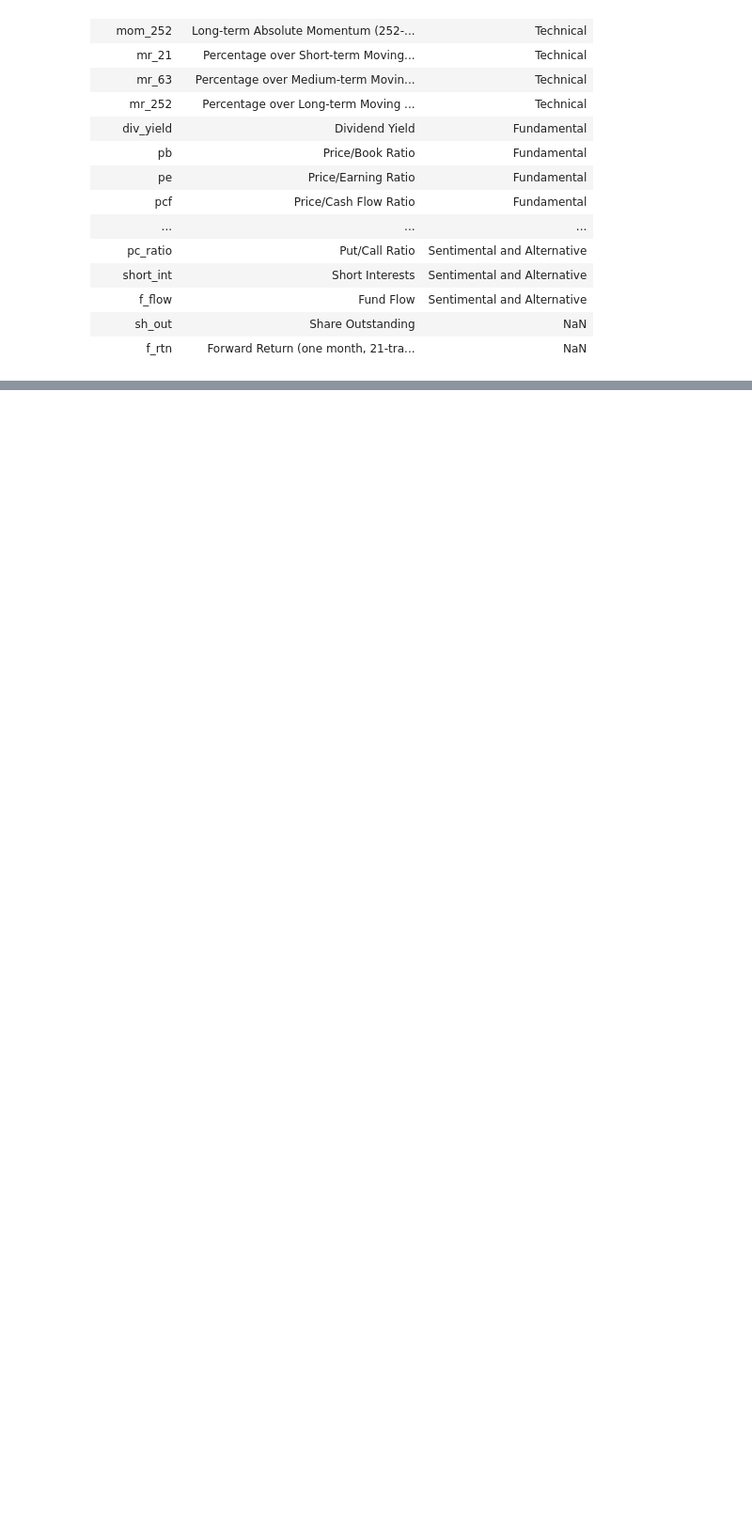
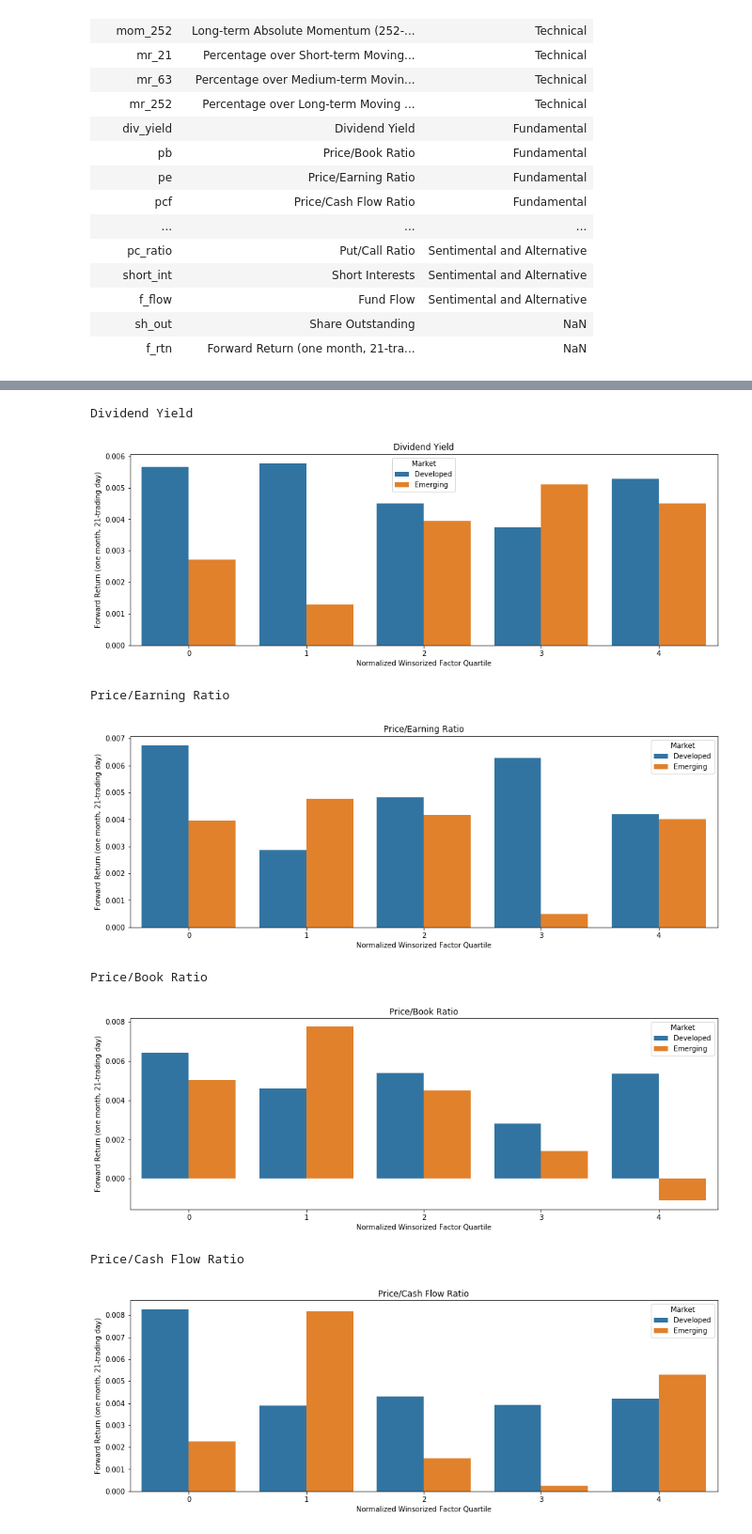
Before and after one commit to xlinGithub/Quantitative-Country-ETF-Trading-Strategy, a Jupyter notebook: factor analysis.ipynb, the cells around one changed output, grey strips where cells are left out. Shown at 94% size. Cells and saved outputs as stored; diff of their text form; code cells hidden in the pictures; blank space fills up the shorter version.

```diff
--- a/factor analysis.ipynb
+++ b/factor analysis.ipynb
@@ -128,0 +127,56 @@ summary_df.rename(factor_description['Name'].to_dict(), axis=1).T.to_excel('fact
+# %%
+factors = ['div_yield', 'pe', 'pb', 'pcf']
+# %%
+for factor_to_analyze in factors:
+    description_factor_to_analyze = factor_description.loc[factor_to_analyze, 'Name']
+    print(description_factor_to_analyze)
+
+    #list all etf in datafrome
+    all_etf_combined_df = pd.DataFrame()
+
+    #going throw each etf forward return
+    for file in os.listdir('forward return'):
+        fr_df = pd.read_csv('forward return/'+file, index_col='Date')
+        fr_df['Ticker'] = file[:-4]
+        try:
+            factor_df = pd.read_csv('factor data/'+factor_to_analyze+'/'+file[:-4]+'.csv', index_col='Date')
+            combined_df = fr_df.join(factor_df).rename({factor_to_analyze: 'Factor'}, axis=1)
+            combined_df['Factor'] = combined_df['Factor'].fillna(method='ffill')
+            all_etf_combined_df = pd.concat([all_etf_combined_df, combined_df.dropna().reset_index()], axis=0, ignore_index=True)
+        except:
+            continue
+
+    all_etf_combined_df = all_etf_combined_df.join(all_tickers.set_index('Ticker'), on='Ticker').dropna()
+    all_etf_combined_df = all_etf_combined_df.sort_values(['Date', 'Market', 'Ticker']).set_index(['Date', 'Market', 'Ticker'])[start_date_train:end_date_train]
+    all_etf_combined_df['Winsorized Factor'] = np.nan
+    all_etf_combined_df['Normalized Winsorized Factor'] = np.nan
+    all_etf_combined_df['Normalized Winsorized Factor Quartile'] = -1
+
+    #combine all factors
+    for date in all_etf_combined_df.index.get_level_values(0).unique():
+        for market in ['Developed', 'Emerging']:
+            n_etf = all_etf_combined_df.loc[date].loc[market].shape[0]
+            all_etf_combined_df.loc[date].loc[market]['Winsorized Factor'] = winsorize(all_etf_combined_df.loc[date].loc[market]['Factor'], limits=1/n_etf*2)
+            all_etf_combined_df.loc[date].loc[market]['Normalized Winsorized Factor'] = zscore(all_etf_combined_df.loc[date].loc[market]['Winsorized Factor'])
+            all_etf_combined_df.loc[date].loc[market]['Normalized Winsorized Factor Quartile'] = pd.qcut(all_etf_combined_df.loc[date].loc[market]['Normalized Winsorized Factor'], 5, labels=False)
+    # all_etf_combined_df.loc['2015-01-02'].drop('f_rtn', axis=1)
+    #factor quantile study by developed and emerging market
+    summary_df = all_etf_combined_df.reset_index().groupby(['Market', 'Normalized Winsorized Factor Quartile']).mean()[['f_rtn']]
+    plt.figure(figsize=(15, 5))
+    sns.barplot(x='Normalized Winsorized Factor Quartile',
+                y='Forward Return (one month, 21-trading day)',
+                hue='Market',
+                data=summary_df.reset_index().rename(factor_description['Name'].to_dict(), axis=1))
+    plt.title(description_factor_to_analyze)
+    plt.savefig('factor analysis results/'+factor_to_analyze+'.png')
+    plt.show()
+    summary_df.rename(factor_description['Name'].to_dict(), axis=1).T.to_excel('factor analysis results/'+factor_to_analyze+'.xlsx')
+# %% [output]
+Dividend Yield
+[figure, added]
+Price/Earning Ratio
+[figure, added]
+Price/Book Ratio
+[figure, added]
+Price/Cash Flow Ratio
+[figure, added]
```
Also changed, not shown: parts of 14 cells of this notebook, 25 other files.
